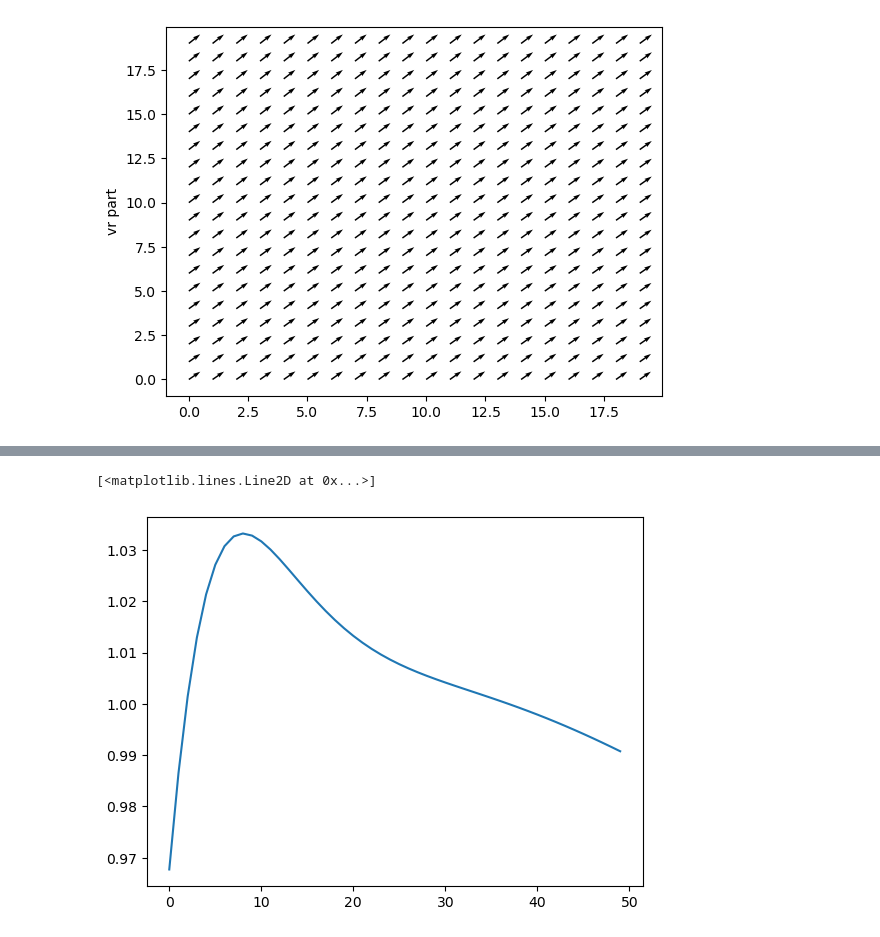
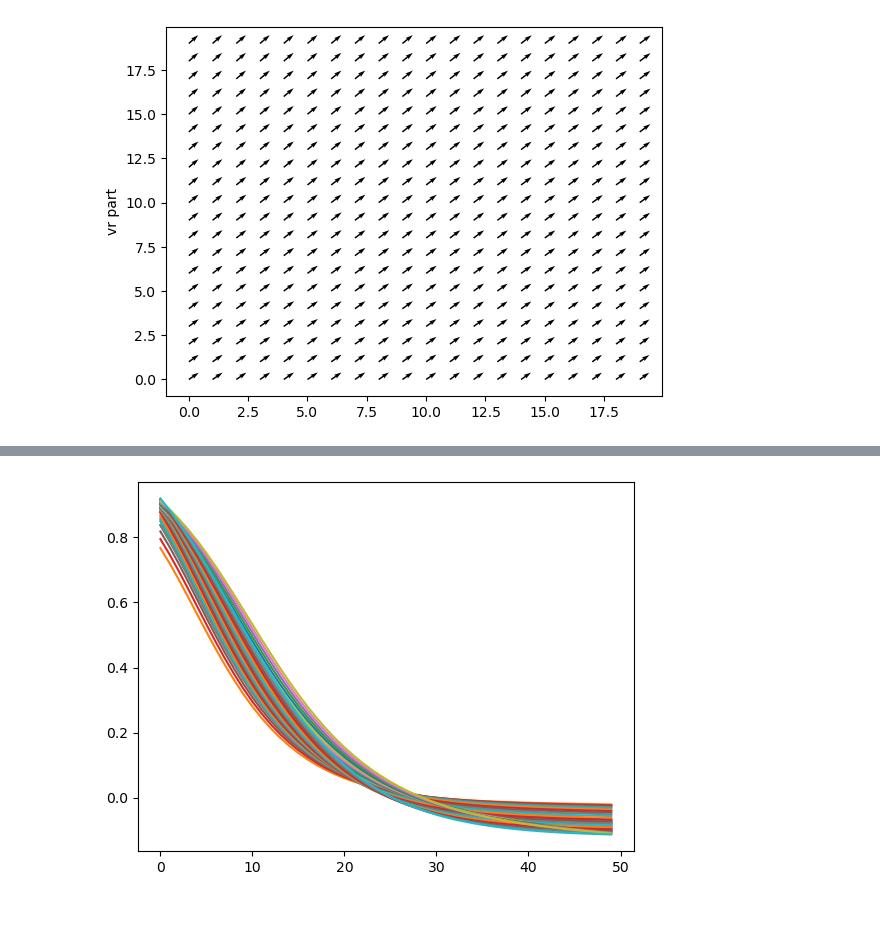
Before and after one commit to Ygrik2003/PINN_GL, a Jupyter notebook: pinn_model/hydro_nn.ipynb, the cells around one changed output, grey strips where cells are left out. Cells and saved outputs as stored; diff of their text form; code cells hidden in the pictures.

```diff
--- a/pinn_model/hydro_nn.ipynb
+++ b/pinn_model/hydro_nn.ipynb
@@ -316,5 +314,6 @@ plt.colorbar()
-# %%
-plt.plot(u_predict[0, 0, :])
-# %% [output]
-[<matplotlib.lines.Line2D at 0x...>]
-[figure, removed]
+# %%
+for i in range(u_predict.shape[0]):
+    plt.plot(u_predict[i, i, :])
+    plt.plot(v_predict[i, i, :])
+# %% [output]
+[figure, added]
```
Also changed, not shown: parts of 5 cells of this notebook.
